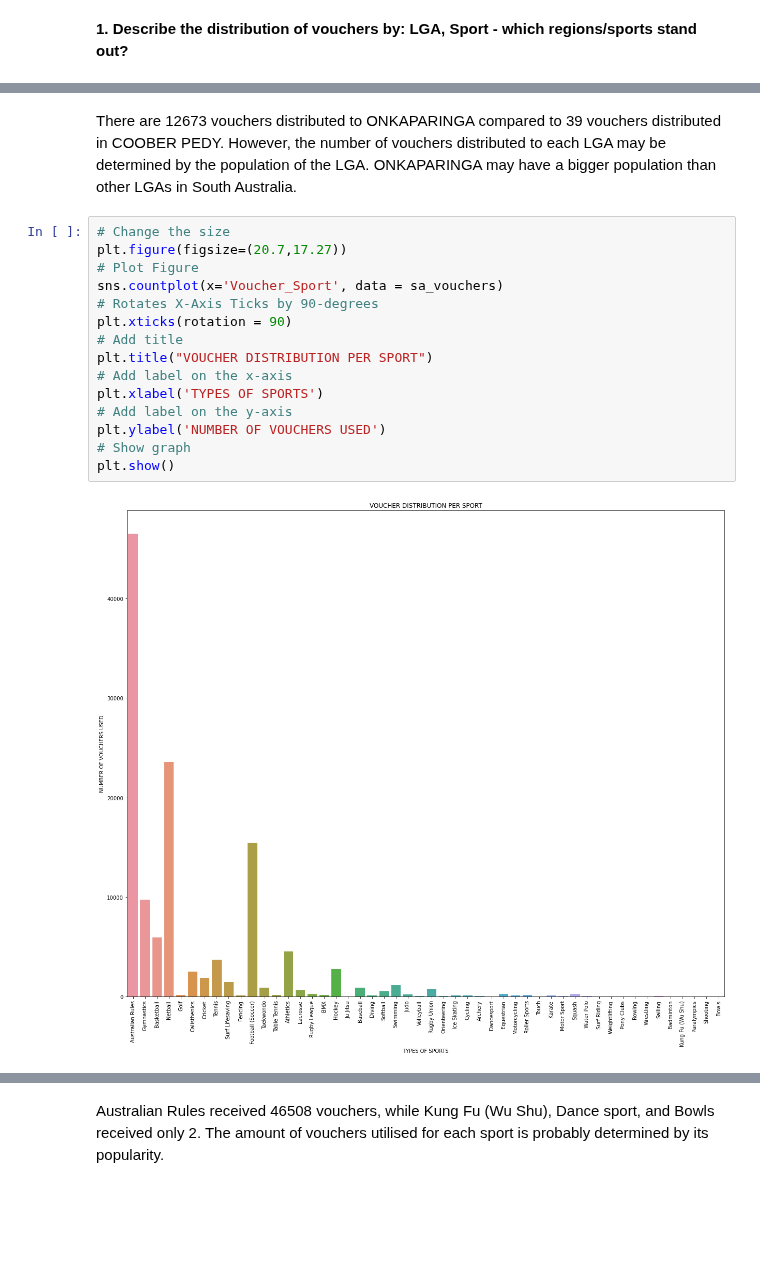
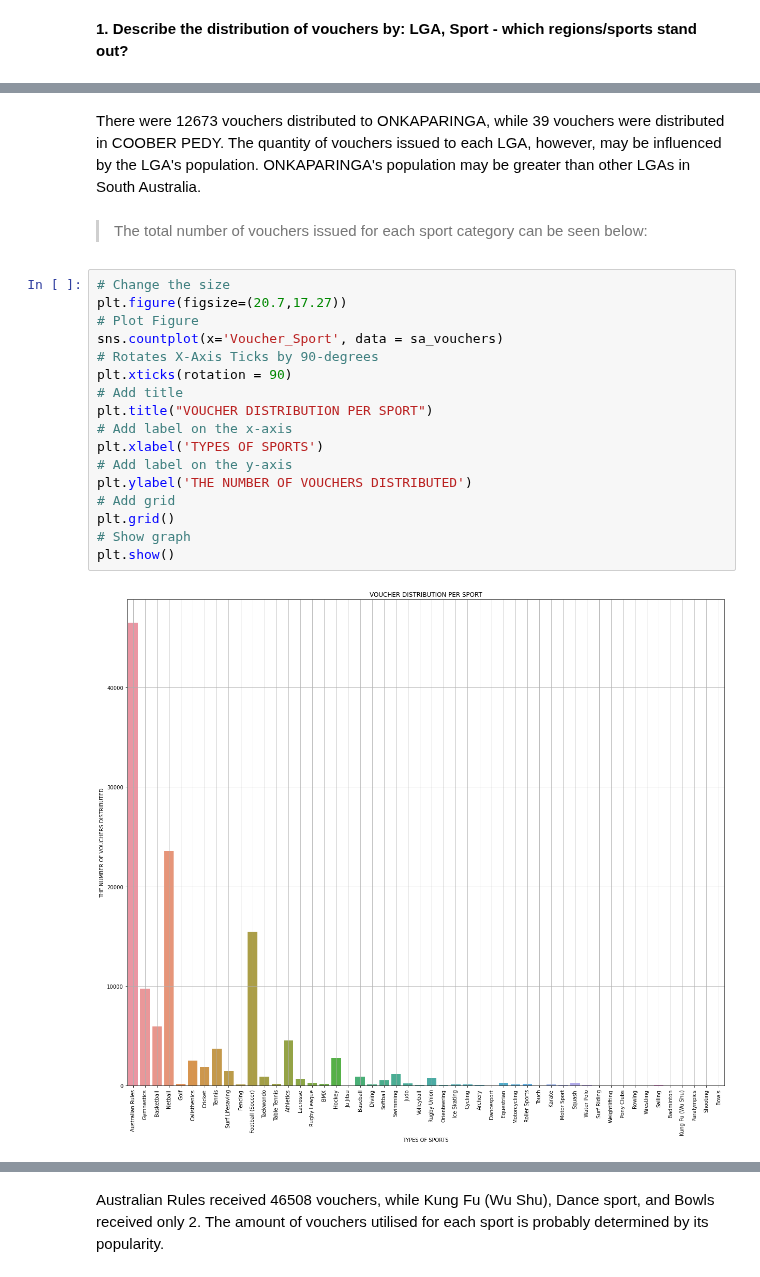
Before and after one commit to MQCOMP2200-S2-2021/data-science-portfolio-avagardiner, a Jupyter notebook: Portfolio 2.ipynb, the cells around one changed output, grey strips where cells are left out. Saved outputs shown, nothing was run; the diff lists cells and outputs as text; blank space fills up the shorter version.

```diff
--- a/Portfolio 2.ipynb
+++ b/Portfolio 2.ipynb
@@ -217,22 +230,26 @@ PETERBOROUGH            45
 COOBER PEDY             39
 Name: Participant_LGA, Length: 69, dtype: int64
 # %% [markdown]
-There are 12673 vouchers distributed to ONKAPARINGA compared to 39 vouchers distributed in COOBER PEDY. However, the number of vouchers distributed to each LGA may be determined by the population of the LGA. ONKAPARINGA may have a bigger population than other LGAs in South Australia.
+There were 12673 vouchers distributed to ONKAPARINGA, while 39 vouchers were distributed in COOBER PEDY. The quantity of vouchers issued to each LGA, however, may be influenced by the LGA's population. ONKAPARINGA's population may be greater than other LGAs in South Australia.
+# %% [markdown]
+> The total number of vouchers issued for each sport category can be seen below:
 # %%
 # Change the size
 plt.figure(figsize=(20.7,17.27))
 # Plot Figure
 sns.countplot(x='Voucher_Sport', data = sa_vouchers)
 # Rotates X-Axis Ticks by 90-degrees
 plt.xticks(rotation = 90)
 # Add title
 plt.title("VOUCHER DISTRIBUTION PER SPORT")
 # Add label on the x-axis
 plt.xlabel('TYPES OF SPORTS')
 # Add label on the y-axis
-plt.ylabel('NUMBER OF VOUCHERS USED')
+plt.ylabel('THE NUMBER OF VOUCHERS DISTRIBUTED')
+# Add grid
+plt.grid()
 # Show graph
 plt.show()
 # %% [output]
-[figure, old version]
+[figure, new version]
 # %%
```
Also changed, not shown: parts of 58 cells of this notebook, 1 other file.
